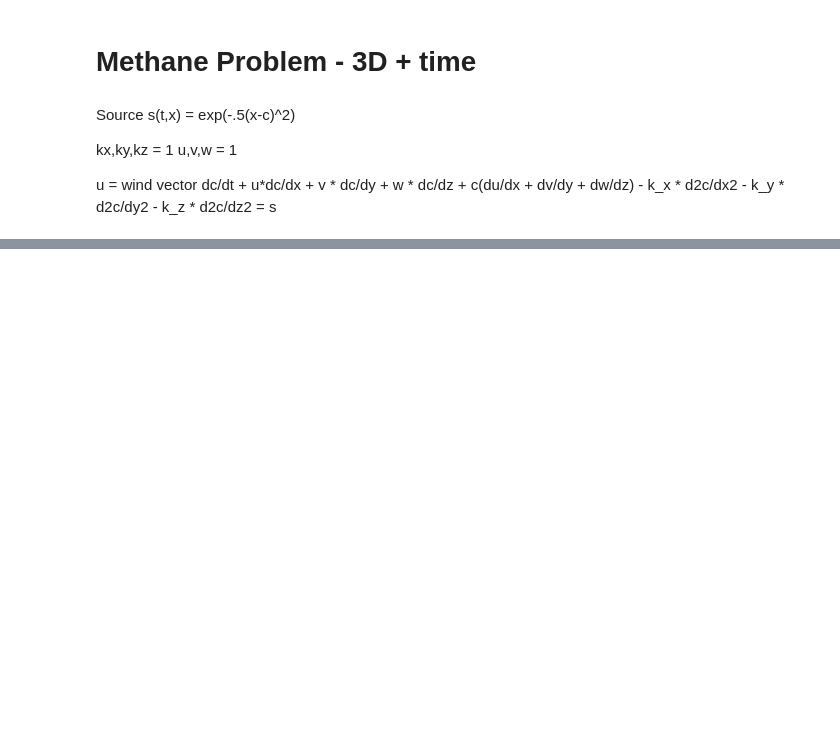
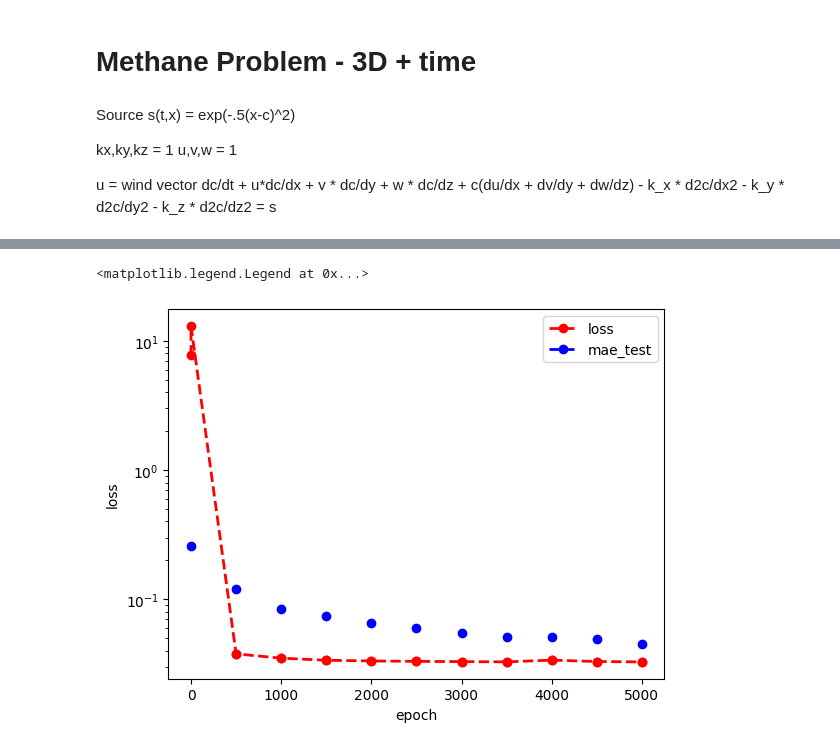
Before and after one commit to andrewholmberg/methane_pinns_practice, a Jupyter notebook: 20240820_methane_pinn.ipynb, the cells around one changed output, grey strips where cells are left out. Cells and saved outputs as stored; diff of their text form; code cells hidden in the pictures; blank space fills up the shorter version.

Commit message:
made some progress getting data loss. Can't quite get it to converge.

```diff
--- a/20240820_methane_pinn.ipynb
+++ b/20240820_methane_pinn.ipynb
@@ -266,0 +483,17 @@ plt.show()
+# %%
+import pandas as pd
+status_df = pd.DataFrame(columns = ['epoch','loss','mae_train','mae_test'], data = status_dl)
+status_df = status_df[status_df['epoch'] % 500 == 0]
+fig,ax = plt.subplots()
+
+ax.plot(status_df['epoch'], status_df['loss'], 'r--', linewidth=2, marker='o', label='loss')
+# ax.plot(status_df['epoch'], status_df['mae_train'], 'p--', linewidth=2, marker='o', label='mae_train')
+ax.plot(status_df['epoch'], status_df['mae_test'], 'b--', linewidth=2, marker='o', label='mae_test')
+
+ax.set_yscale('log')
+ax.set_xlabel('epoch')
+ax.set_ylabel('loss')
+ax.legend()
+# %% [output]
+<matplotlib.legend.Legend at 0x...>
+[figure, added]
```
Also changed, not shown: parts of 11 cells of this notebook, 1 other file.
